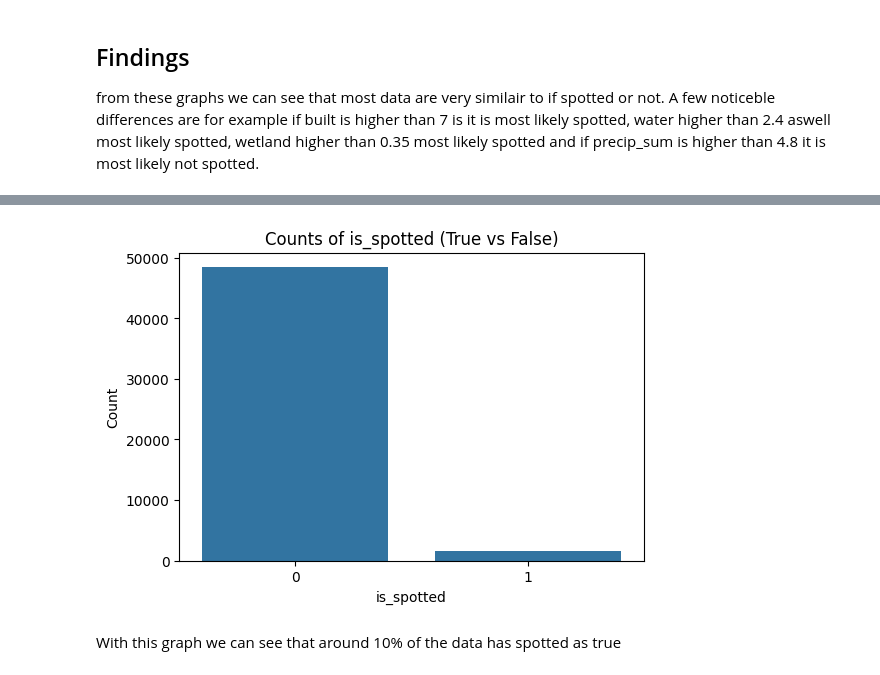
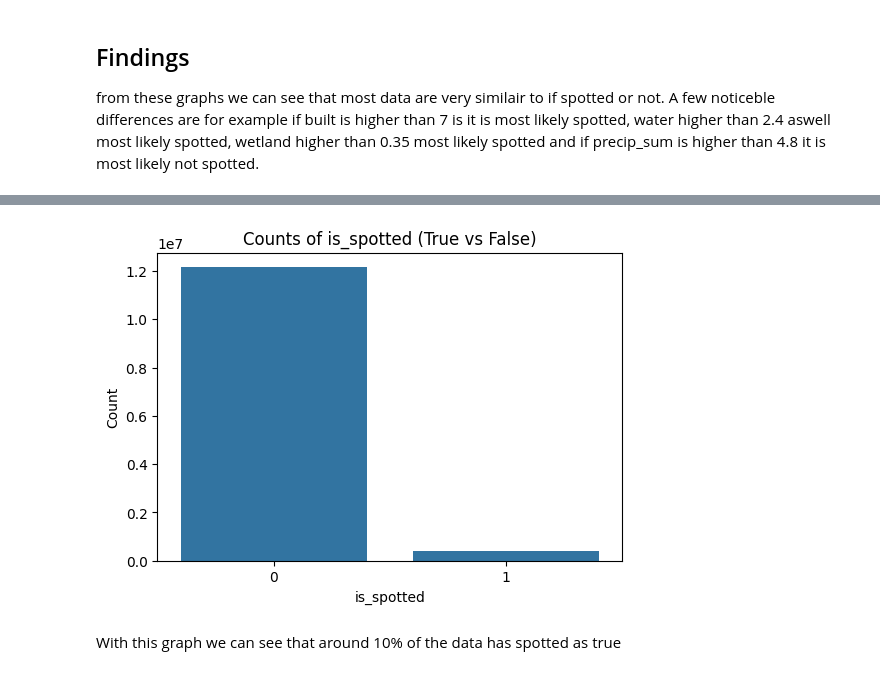
Before and after one commit to Sannebeast/Rabbitions, a Jupyter notebook: notebooks/project.ipynb, the cells around one changed output, grey strips where cells are left out. Saved outputs shown, nothing was run; the diff lists cells and outputs as text; code cells hidden in the pictures.

```diff
--- a/notebooks/project.ipynb
+++ b/notebooks/project.ipynb
@@ -135,10 +135,3 @@ for col in df.describe().columns:
 [figure]
 # %% [markdown]
 *The histograms and boxplots for total_observations and speciesgroup_observations show that the most common value is zero. Due to the large number of zero values, the distributions are heavily right-skewed, causing even small positive values (greater than 1) to be identified as outliers in the boxplots. Therefore, the detected outliers do not necessarily represent errors or abnormal observations, but rather reflect the strong imbalance between zero and non-zero counts in the data.*
-# %%
-df["Oryctolagus cuniculus"] = pd.to_numeric(
-    df["Oryctolagus cuniculus"],
-    errors="coerce"
-).astype("Int64")
-
-df.info()
@@ -562,15 +593,15 @@ A few noticeble differences are for example if built is higher than 7 is it is m
 # %%
 plt.figure(figsize=(6,4))
 
-sns.countplot(x='is_spotted', data=df_plot)
+sns.countplot(x='is_spotted', data=df)
 
 plt.title('Counts of is_spotted (True vs False)')
 plt.xlabel('is_spotted')
 plt.ylabel('Count')
 
 plt.show()
 # %% [output]
-[figure, old version]
+[figure, new version]
 # %% [markdown]
 With this graph we can see that around 10% of the data has spotted as true
 # %%
```
Also changed, not shown: parts of 17 cells of this notebook.
